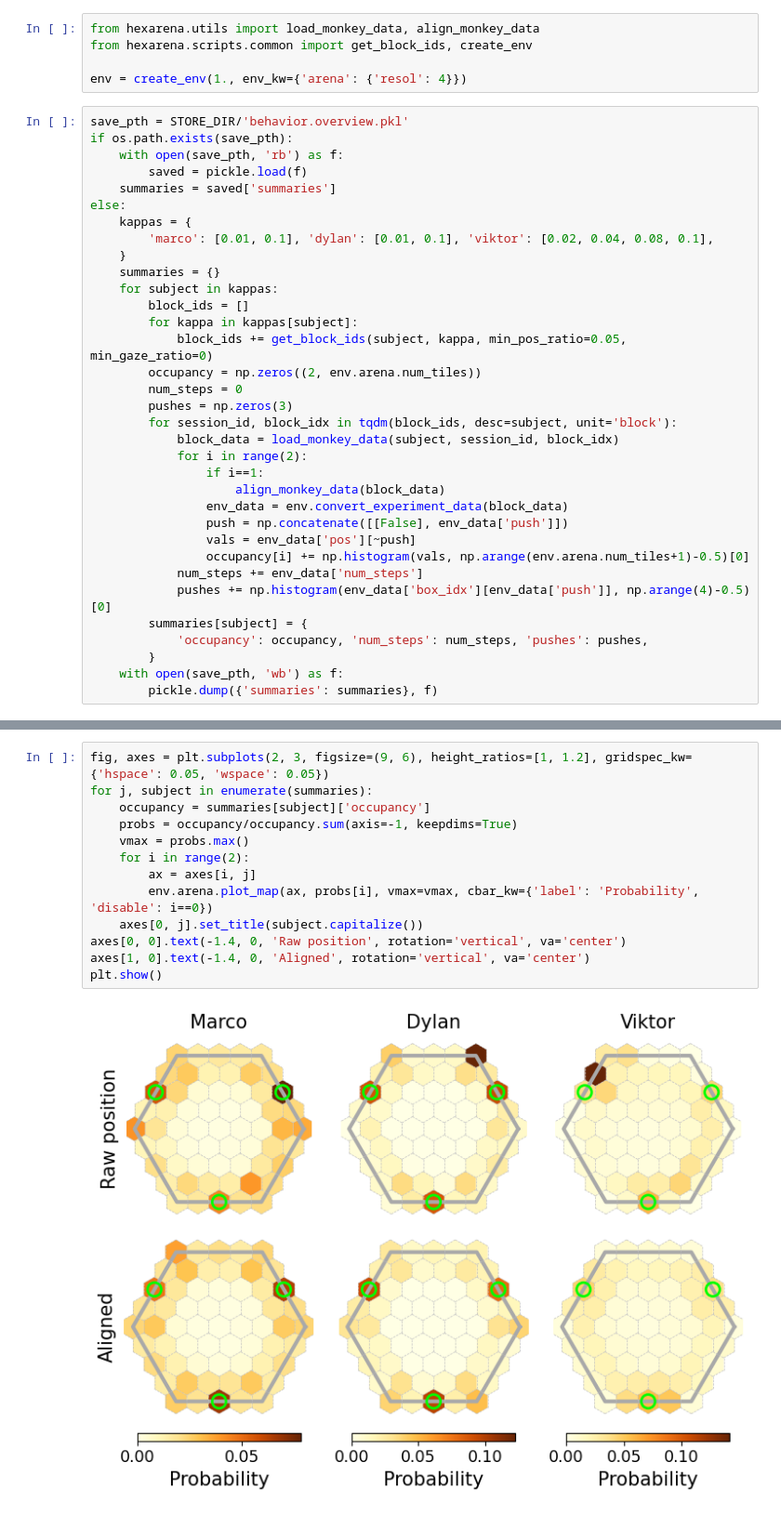
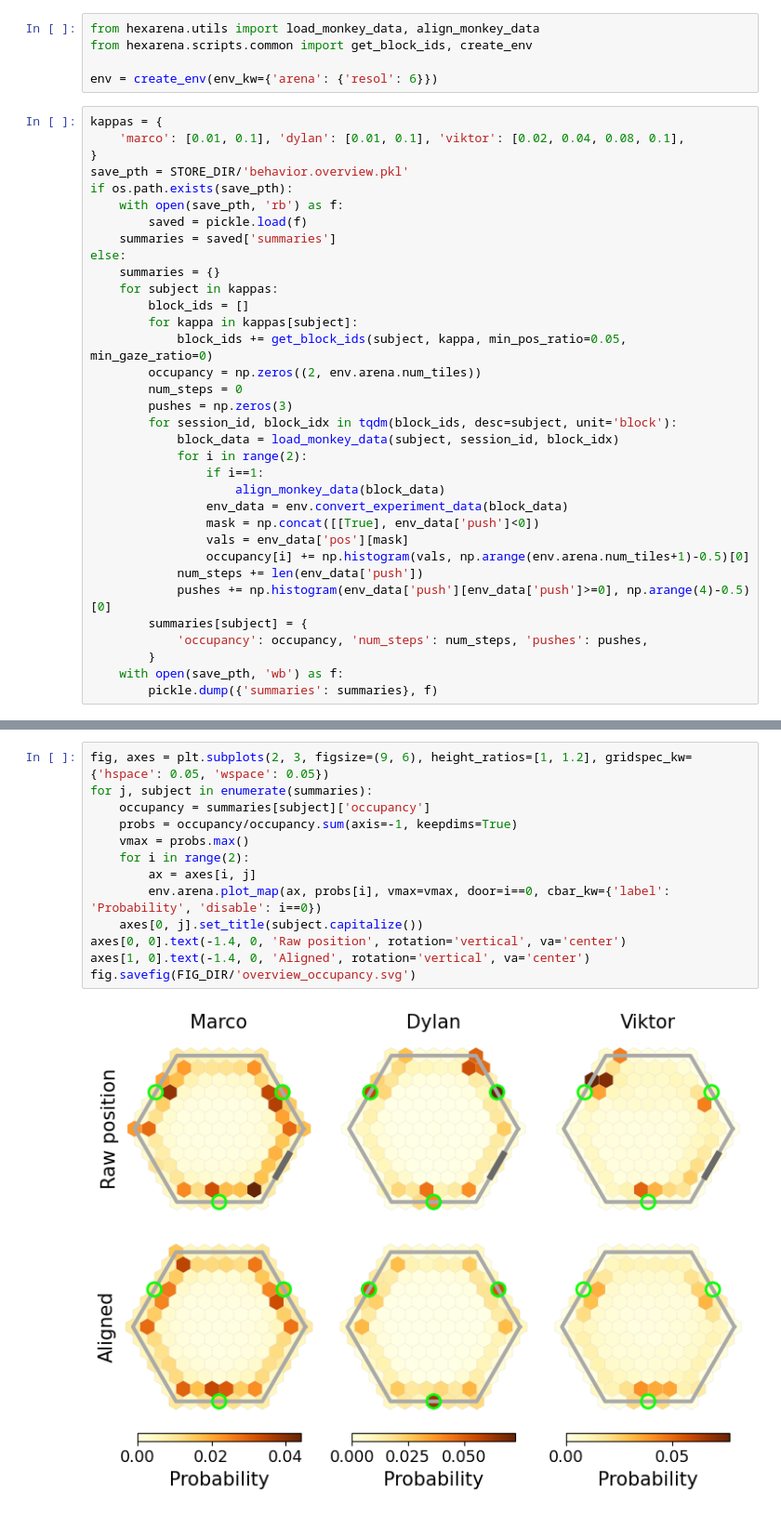
Before and after one commit to XaqLab/hex-arena, a Jupyter notebook: data-overview.ipynb, the cells around one changed output, grey strips where cells are left out. Shown at 93% size. Cells and saved outputs as stored; diff of their text form.

Commit message:
Update block data animation

```diff
--- a/data-overview.ipynb
+++ b/data-overview.ipynb
@@ -27,17 +28,17 @@ rng = np.random.default_rng()
 from hexarena.utils import load_monkey_data, align_monkey_data
 from hexarena.scripts.common import get_block_ids, create_env
 
-env = create_env(1., env_kw={'arena': {'resol': 4}})
+env = create_env(env_kw={'arena': {'resol': 6}})
 # %%
+kappas = {
+    'marco': [0.01, 0.1], 'dylan': [0.01, 0.1], 'viktor': [0.02, 0.04, 0.08, 0.1],
+}
 save_pth = STORE_DIR/'behavior.overview.pkl'
 if os.path.exists(save_pth):
     with open(save_pth, 'rb') as f:
         saved = pickle.load(f)
     summaries = saved['summaries']
 else:
-    kappas = {
-        'marco': [0.01, 0.1], 'dylan': [0.01, 0.1], 'viktor': [0.02, 0.04, 0.08, 0.1],
-    }
     summaries = {}
     for subject in kappas:
         block_ids = []
@@ -52,11 +53,11 @@ else:
                 if i==1:
                     align_monkey_data(block_data)
                 env_data = env.convert_experiment_data(block_data)
-                push = np.concatenate([[False], env_data['push']])
-                vals = env_data['pos'][~push]
+                mask = np.concat([[True], env_data['push']<0])
+                vals = env_data['pos'][mask]
                 occupancy[i] += np.histogram(vals, np.arange(env.arena.num_tiles+1)-0.5)[0]
-            num_steps += env_data['num_steps']
-            pushes += np.histogram(env_data['box_idx'][env_data['push']], np.arange(4)-0.5)[0]
+            num_steps += len(env_data['push'])
+            pushes += np.histogram(env_data['push'][env_data['push']>=0], np.arange(4)-0.5)[0]
         summaries[subject] = {
             'occupancy': occupancy, 'num_steps': num_steps, 'pushes': pushes,
         }
@@ -65,15 +68,15 @@ else:
 # %%
 fig, axes = plt.subplots(2, 3, figsize=(9, 6), height_ratios=[1, 1.2], gridspec_kw={'hspace': 0.05, 'wspace': 0.05})
 for j, subject in enumerate(summaries):
     occupancy = summaries[subject]['occupancy']
     probs = occupancy/occupancy.sum(axis=-1, keepdims=True)
     vmax = probs.max()
     for i in range(2):
         ax = axes[i, j]
-        env.arena.plot_map(ax, probs[i], vmax=vmax, cbar_kw={'label': 'Probability', 'disable': i==0})
+        env.arena.plot_map(ax, probs[i], vmax=vmax, door=i==0, cbar_kw={'label': 'Probability', 'disable': i==0})
     axes[0, j].set_title(subject.capitalize())
 axes[0, 0].text(-1.4, 0, 'Raw position', rotation='vertical', va='center')
 axes[1, 0].text(-1.4, 0, 'Aligned', rotation='vertical', va='center')
-plt.show()
+fig.savefig(FIG_DIR/'overview_occupancy.svg')
 # %% [output]
-[figure, old version]
+[figure, new version]
```
Also changed, not shown: parts of 7 cells of this notebook, 6 other files.
